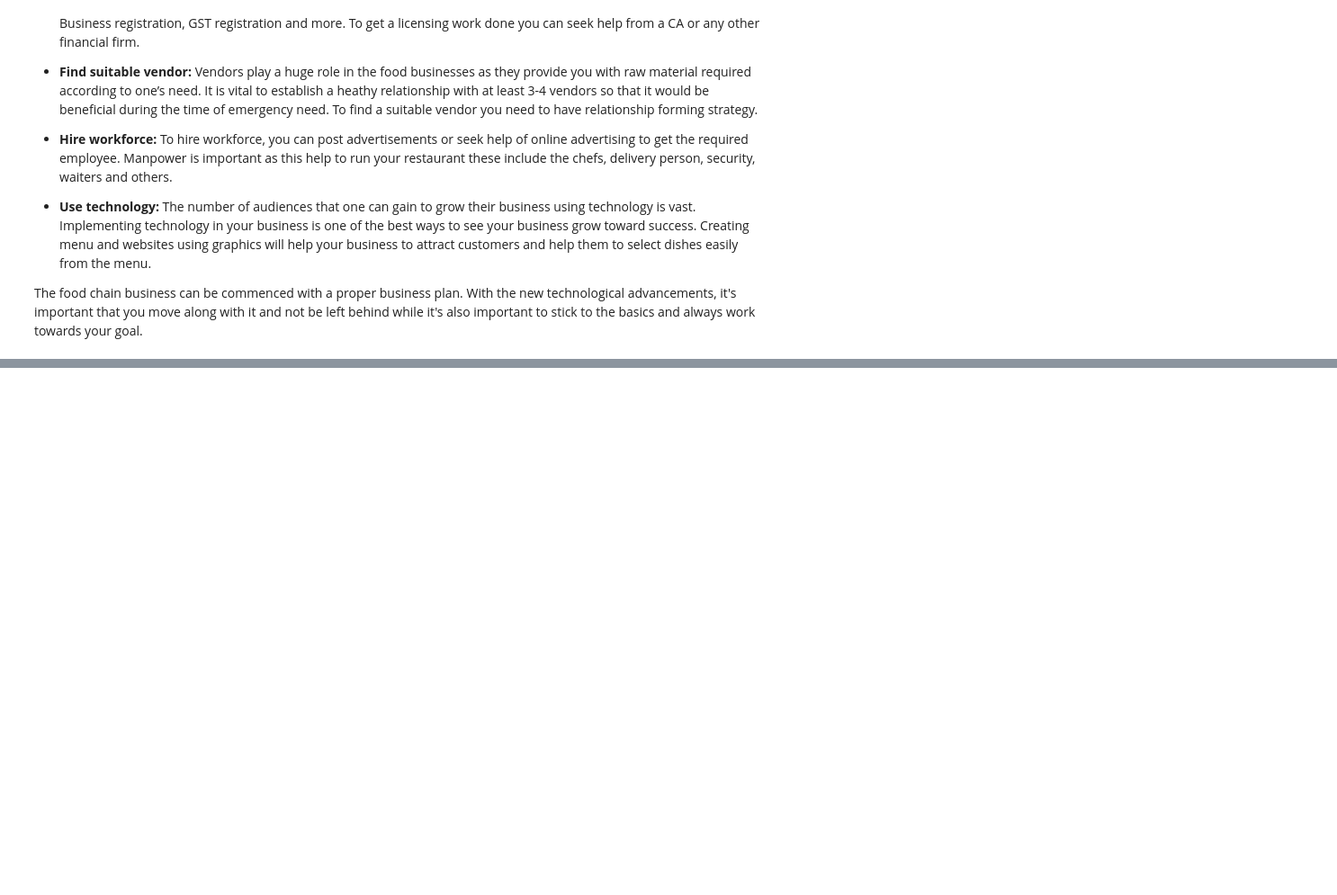
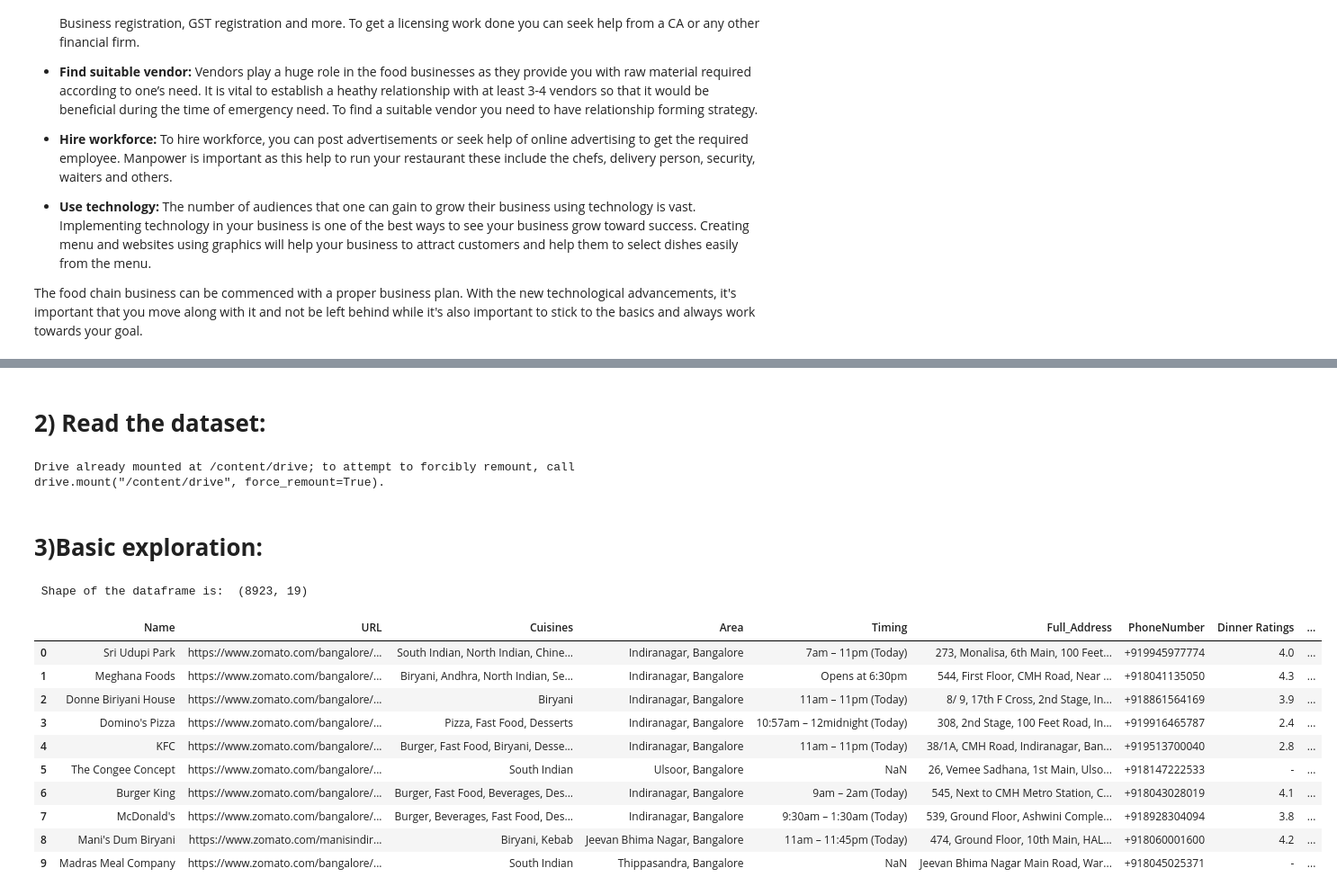
Before and after one commit to DhirajBembade/Capstone-Bangalore-Restaurants, a Jupyter notebook: Project Bangalore Restaurants.ipynb, the cells around one changed output, grey strips where cells are left out. Shown at 90% size. Saved outputs shown, nothing was run; the diff lists cells and outputs as text; code cells hidden in the pictures; blank space fills up the shorter version.

```diff
--- a/Project Bangalore Restaurants.ipynb
+++ b/Project Bangalore Restaurants.ipynb
@@ -67,0 +85,32 @@ The food chain business can be commenced with a proper business plan. With the n
+# %% [markdown]
+# **2) Read the dataset:**
+# %%
+#Import CSV file from google drive
+from google.colab import drive
+drive.mount('/content/drive')
+# %% [output]
+Drive already mounted at /content/drive; to attempt to forcibly remount, call drive.mount("/content/drive", force_remount=True).
+# %%
+df=pd.read_csv("/content/drive/MyDrive/BangaloreZomatoData.csv")
+# %% [markdown]
+# **3)Basic exploration:**
+# %%
+df.shape
+print(" Shape of the dataframe is: " , df.shape)
+# %% [output]
+ Shape of the dataframe is:  (8923, 19)
+# %%
+# Lets look at he first 10 rows for dataframe to explore column names indexes better
+df.head(10)
+# %% [output]
+|  | Name | URL | Cuisines | Area | Timing | Full_Address | PhoneNumber | Dinner Ratings | ... |
+| 0 | Sri Udupi Park | https://www.zomato.com/bangalore/... | South Indian, North Indian, Chine... | Indiranagar, Bangalore | 7am – 11pm (Today) | 273, Monalisa, 6th Main, 100 Feet... | +919945977774 | 4.0 | ... |
+| 1 | Meghana Foods | https://www.zomato.com/bangalore/... | Biryani, Andhra, North Indian, Se... | Indiranagar, Bangalore | Opens at 6:30pm | 544, First Floor, CMH Road, Near ... | +918041135050 | 4.3 | ... |
+| 2 | Donne Biriyani House | https://www.zomato.com/bangalore/... | Biryani | Indiranagar, Bangalore | 11am – 11pm (Today) | 8/ 9, 17th F Cross, 2nd Stage, In... | +918861564169 | 3.9 | ... |
+| 3 | Domino's Pizza | https://www.zomato.com/bangalore/... | Pizza, Fast Food, Desserts | Indiranagar, Bangalore | 10:57am – 12midnight (Today) | 308, 2nd Stage, 100 Feet Road, In... | +919916465787 | 2.4 | ... |
+| 4 | KFC | https://www.zomato.com/bangalore/... | Burger, Fast Food, Biryani, Desse... | Indiranagar, Bangalore | 11am – 11pm (Today) | 38/1A, CMH Road, Indiranagar, Ban... | +919513700040 | 2.8 | ... |
+| 5 | The Congee Concept | https://www.zomato.com/bangalore/... | South Indian | Ulsoor, Bangalore | NaN | 26, Vemee Sadhana, 1st Main, Ulso... | +918147222533 | - | ... |
+| 6 | Burger King | https://www.zomato.com/bangalore/... | Burger, Fast Food, Beverages, Des... | Indiranagar, Bangalore | 9am – 2am (Today) | 545, Next to CMH Metro Station, C... | +918043028019 | 4.1 | ... |
+| 7 | McDonald's | https://www.zomato.com/bangalore/... | Burger, Beverages, Fast Food, Des... | Indiranagar, Bangalore | 9:30am – 1:30am (Today) | 539, Ground Floor, Ashwini Comple... | +918928304094 | 3.8 | ... |
+| 8 | Mani's Dum Biryani | https://www.zomato.com/manisindir... | Biryani, Kebab | Jeevan Bhima Nagar, Bangalore | 11am – 11:45pm (Today) | 474, Ground Floor, 10th Main, HAL... | +918060001600 | 4.2 | ... |
+| 9 | Madras Meal Company | https://www.zomato.com/bangalore/... | South Indian | Thippasandra, Bangalore | NaN | Jeevan Bhima Nagar Main Road, War... | +918045025371 | - | ... |
```
Also changed, not shown: parts of 17 cells of this notebook.
